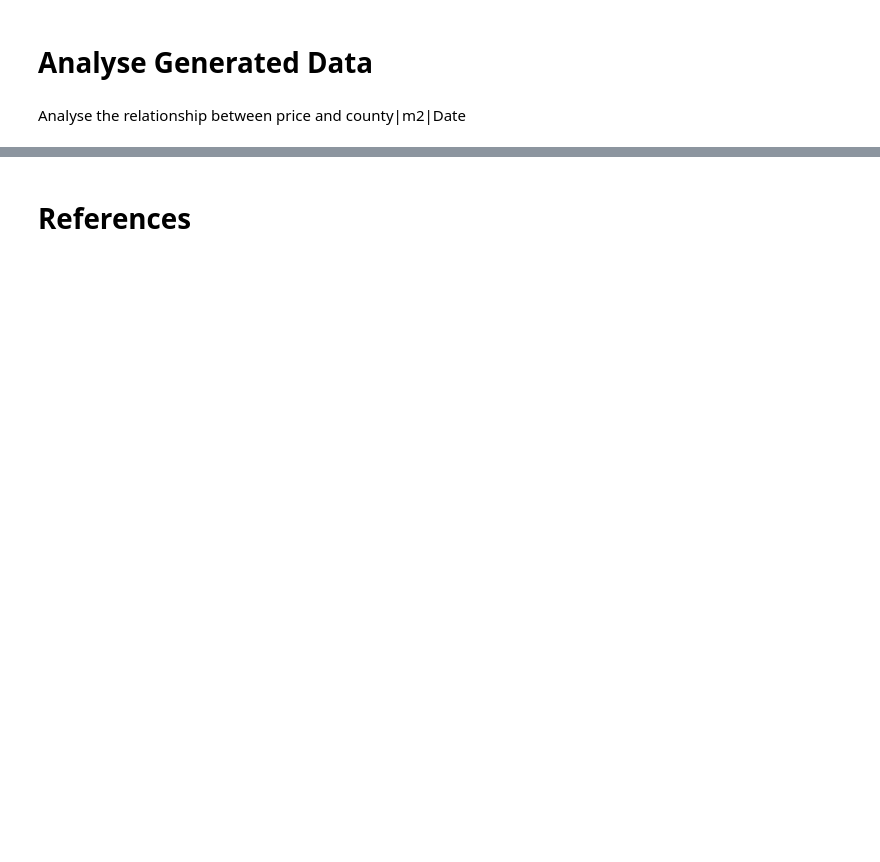
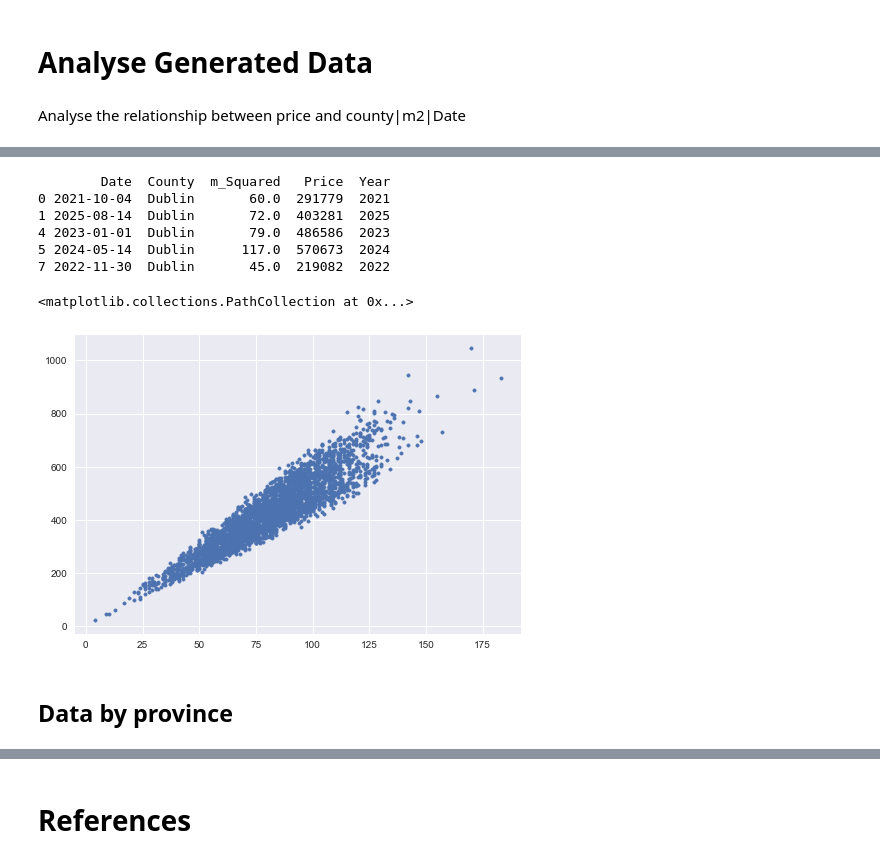
Before and after one commit to cian-gmit-da2020/prog-fun-project, a Jupyter notebook: new-main.ipynb, the cells around one changed output, grey strips where cells are left out. Cells and saved outputs as stored; diff of their text form; code cells hidden in the pictures; blank space fills up the shorter version.

```diff
--- a/new-main.ipynb
+++ b/new-main.ipynb
@@ -297,0 +294,15 @@ Analyse the relationship between price and county|m2|Date
+# %%
+dublin = sample[sample["County"] == "Dublin"]
+print(dublin.head())
+plt.scatter(dublin["m_Squared"], dublin["Price"]/1000, marker=".")
+# %% [output]
+        Date  County  m_Squared   Price  Year
+0 2021-10-04  Dublin       60.0  291779  2021
+1 2025-08-14  Dublin       72.0  403281  2025
+4 2023-01-01  Dublin       79.0  486586  2023
+5 2024-05-14  Dublin      117.0  570673  2024
+7 2022-11-30  Dublin       45.0  219082  2022
+<matplotlib.collections.PathCollection at 0x...>
+[figure, added]
+# %% [markdown]
+## Data by province
```
Also changed, not shown: parts of 40 cells of this notebook.
